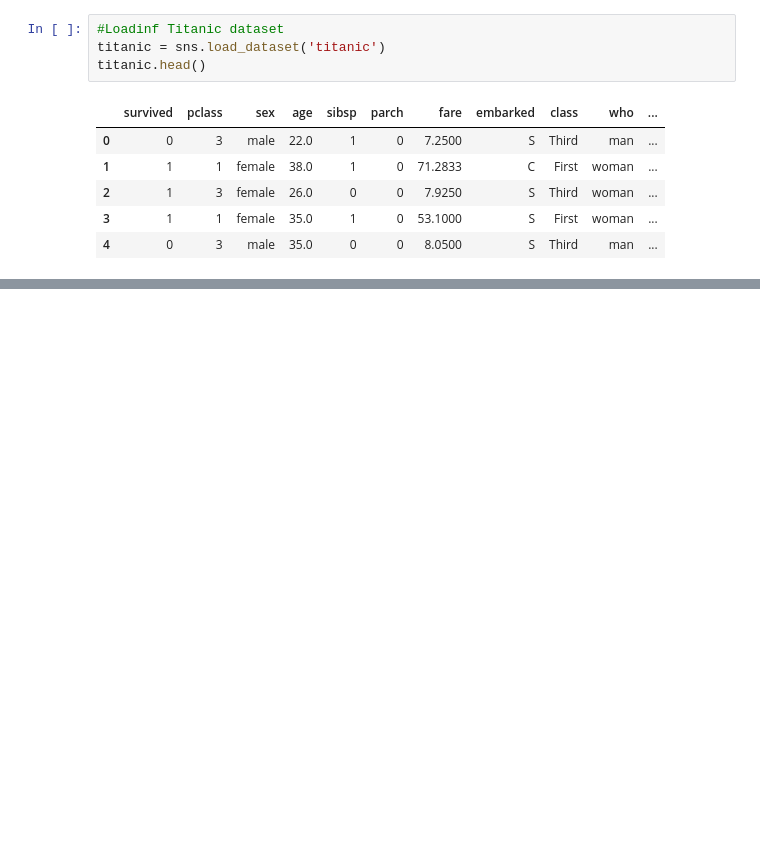
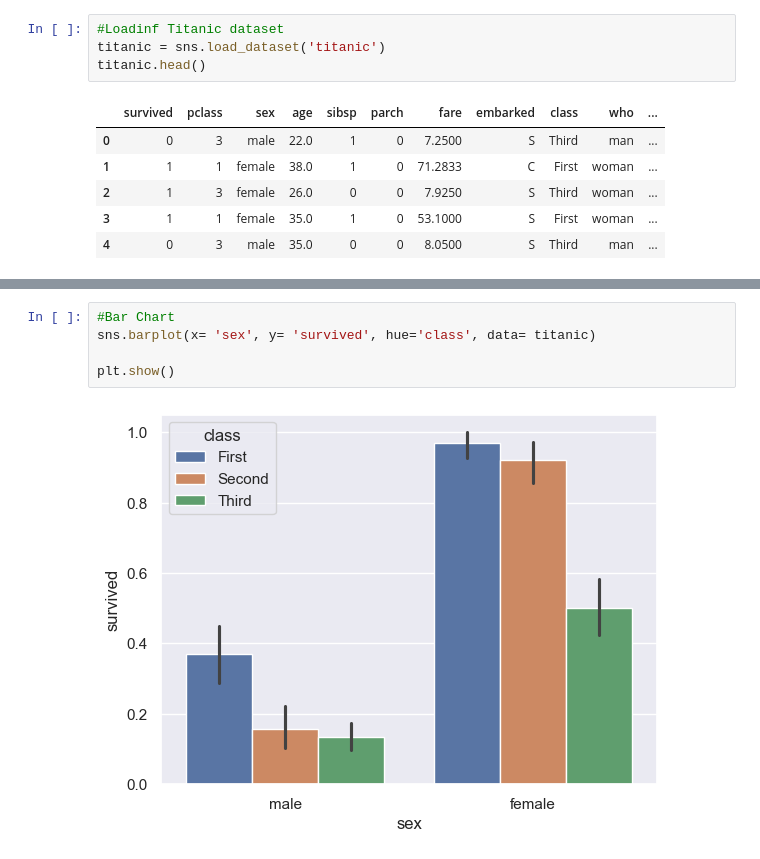
Before and after one commit to Carlos-Ernesto/Data-Science, a Jupyter notebook: Machine_Learning/Siddhardhan/seaborn.ipynb, the cells around one changed output, grey strips where cells are left out. Drawn from its saved outputs; the diff is of its cells as text; blank space fills up the shorter version.

```diff
--- a/Machine_Learning/Siddhardhan/seaborn.ipynb
+++ b/Machine_Learning/Siddhardhan/seaborn.ipynb
@@ -68,0 +74,7 @@ sns.countplot(x='class', data= titanic)
+# %%
+#Bar Chart
+sns.barplot(x= 'sex', y= 'survived', hue='class', data= titanic)
+
+plt.show()
+# %% [output]
+[figure, added]
```
Also changed, not shown: parts of 7 cells of this notebook, 1 other file.
